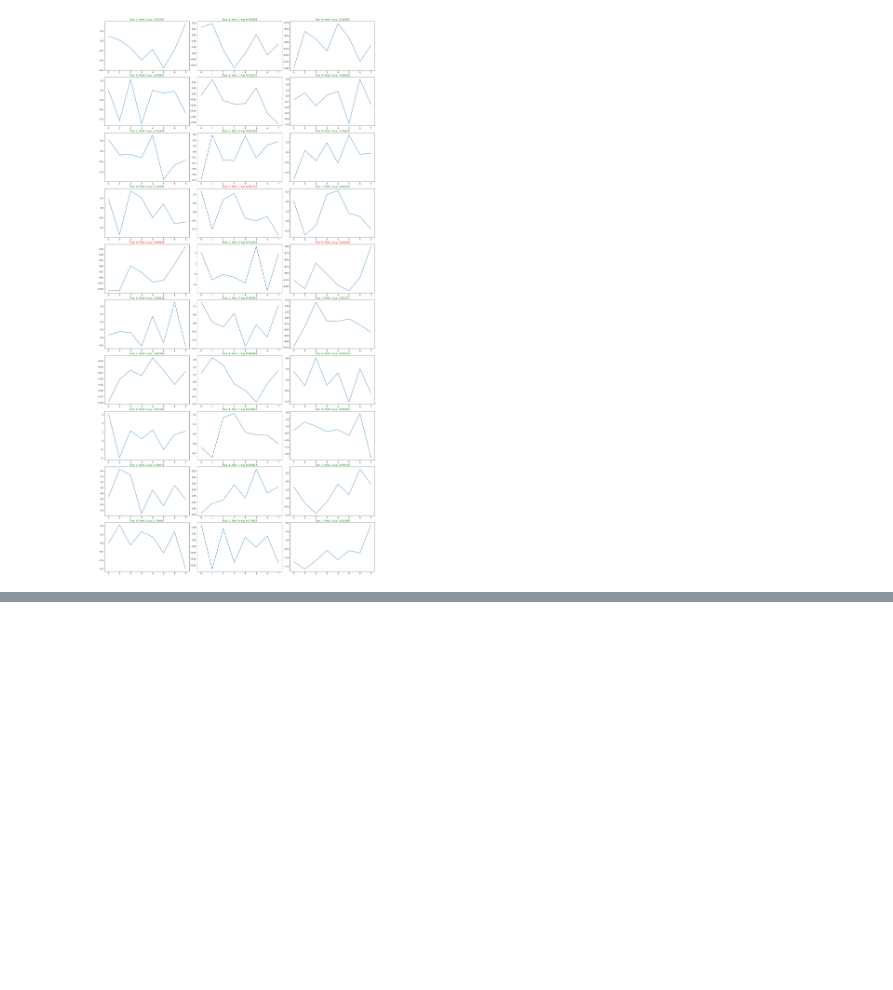
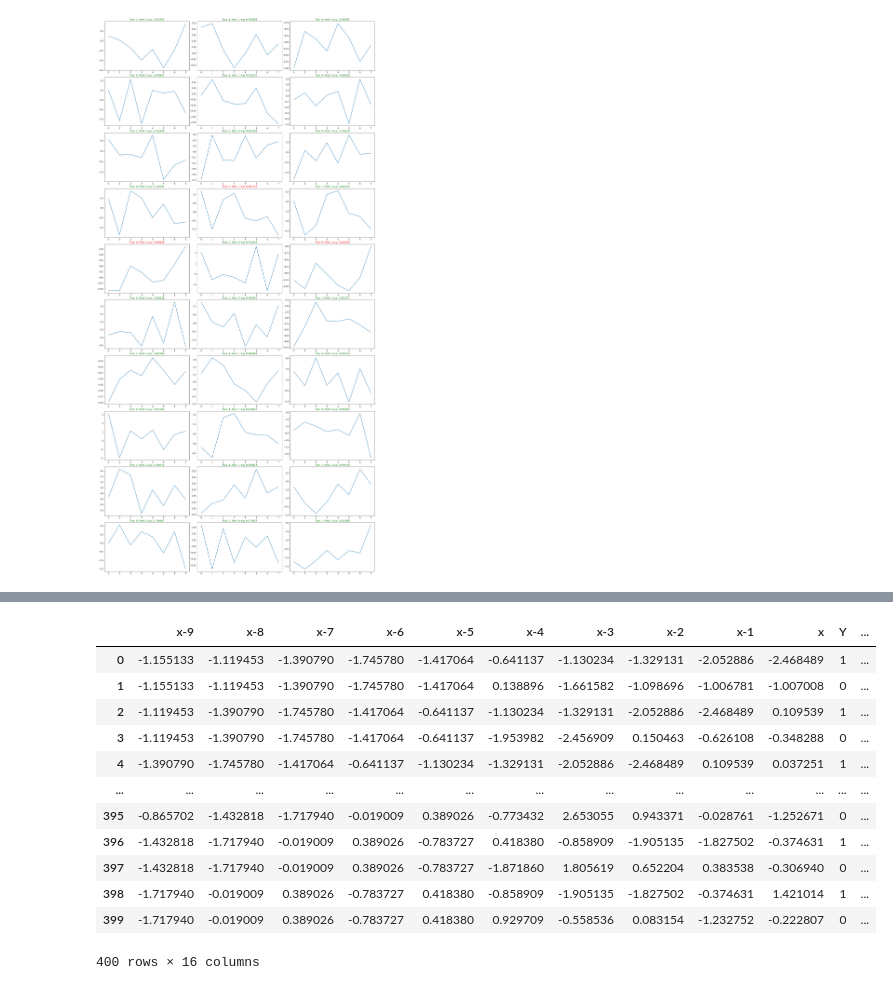
Before and after one commit to galenvincent/seq-GOF, a Jupyter notebook: testing.ipynb, the cells around one changed output, grey strips where cells are left out. Saved outputs shown, nothing was run; the diff lists cells and outputs as text; code cells hidden in the pictures; blank space fills up the shorter version.

```diff
--- a/testing.ipynb
+++ b/testing.ipynb
@@ -627,0 +530,31 @@ a.plot()
+# %%
+ii = 0
+alpha = 0.6
+delta = 0.53
+ntrain = 300
+neval = 300
+mtrain = [1, 5, 10]
+meval = 1
+L = 10
+J = 5
+Q = 50
+sims = []
+
+# Create MC distributions/estimation
+real_dist = gof.CustomArProcess(ar = np.array([1, -alpha]), scale = np.sqrt(1 - alpha**2))
+emulator_dist = gof.CustomArProcess(ar = np.array([1, -delta]), scale = np.sqrt(1 - delta**2))
+
+for j in range(3):
+
+    sim = gof.Simulation(real_dist, emulator_dist, ntrain, neval, mtrain[j], meval, L, J)
+
+    covars = [f'x-{j}' for j in range(L-1, -1, -1)] # Get lagged covariates to use e.g. ['x-2', 'x-1', 'x'] for L = 3
+    covars[L-1] = 'x'
+
+    reg = gof.ARLogisticRegressor(columns = covars, nlags = 1)
+
+    sim.test(regression = reg, B = Q, progress_bar = True)
+
+    sim.data.evaluation['replication'] = ii + 1
+
+    sims.append(sim)
@@ -627,0 +590,16 @@ a.plot()
+# %%
+sims[2].data.evaluation
+# %% [output]
+|  | x-9 | x-8 | x-7 | x-6 | x-5 | x-4 | x-3 | x-2 | x-1 | x | Y | ... |
+| 0 | -1.155133 | -1.119453 | -1.390790 | -1.745780 | -1.417064 | -0.641137 | -1.130234 | -1.329131 | -2.052886 | -2.468489 | 1 | ... |
+| 1 | -1.155133 | -1.119453 | -1.390790 | -1.745780 | -1.417064 | 0.138896 | -1.661582 | -1.098696 | -1.006781 | -1.007008 | 0 | ... |
+| 2 | -1.119453 | -1.390790 | -1.745780 | -1.417064 | -0.641137 | -1.130234 | -1.329131 | -2.052886 | -2.468489 | 0.109539 | 1 | ... |
+| 3 | -1.119453 | -1.390790 | -1.745780 | -1.417064 | -0.641137 | -1.953982 | -2.456909 | 0.150463 | -0.626108 | -0.348288 | 0 | ... |
+| 4 | -1.390790 | -1.745780 | -1.417064 | -0.641137 | -1.130234 | -1.329131 | -2.052886 | -2.468489 | 0.109539 | 0.037251 | 1 | ... |
+| ... | ... | ... | ... | ... | ... | ... | ... | ... | ... | ... | ... | ... |
+| 395 | -0.865702 | -1.432818 | -1.717940 | -0.019009 | 0.389026 | -0.773432 | 2.653055 | 0.943371 | -0.028761 | -1.252671 | 0 | ... |
+| 396 | -1.432818 | -1.717940 | -0.019009 | 0.389026 | -0.783727 | 0.418380 | -0.858909 | -1.905135 | -1.827502 | -0.374631 | 1 | ... |
+| 397 | -1.432818 | -1.717940 | -0.019009 | 0.389026 | -0.783727 | -1.871860 | 1.805619 | 0.652204 | 0.383538 | -0.306940 | 0 | ... |
+| 398 | -1.717940 | -0.019009 | 0.389026 | -0.783727 | 0.418380 | -0.858909 | -1.905135 | -1.827502 | -0.374631 | 1.421014 | 1 | ... |
+| 399 | -1.717940 | -0.019009 | 0.389026 | -0.783727 | 0.418380 | 0.929709 | -0.558536 | 0.083154 | -1.232752 | -0.222807 | 0 | ... |
+400 rows × 16 columns
```
Also changed, not shown: parts of 21 cells of this notebook, 3 other files.
